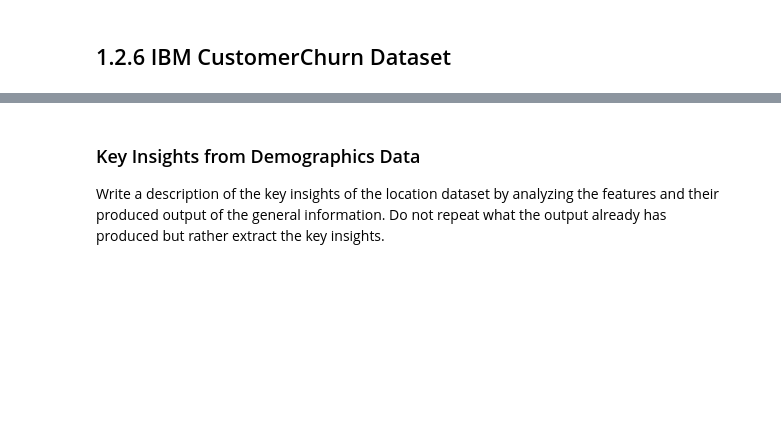
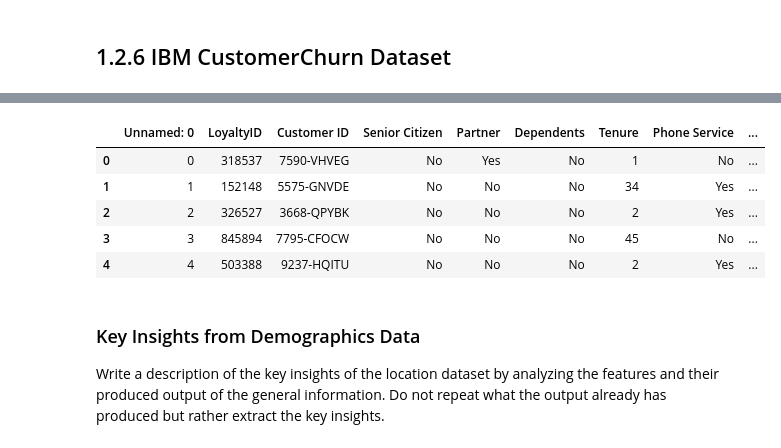
Before and after one commit to eelisee/telco-customer-churn, a Jupyter notebook: 3_preprocessing/preprocessing.ipynb, the cells around one changed output, grey strips where cells are left out. Cells and saved outputs as stored; diff of their text form; code cells hidden in the pictures; blank space fills up the shorter version.

```diff
--- a/3_preprocessing/preprocessing.ipynb
+++ b/3_preprocessing/preprocessing.ipynb
@@ -465,3 +608,24 @@ Write a description of the key insights of the location dataset by analyzing the
+# %%
+# Load the services dataset
+services_file_path = '../2_data/original_data/Telecommunications_Industry/CustomerChurn.xlsx'
+csv_file_path = '../2_data/customer_churn.csv'
+df_services = pd.read_excel(services_file_path)
+
+# Save the services dataset to a CSV file
+df_services.to_csv(csv_file_path)
+
+# Load the services dataset from the CSV file
+df_services = pd.read_csv(csv_file_path)
+
+# Display the first few rows of the services dataset
+df_services.head()
+# %% [output]
+|  | Unnamed: 0 | LoyaltyID | Customer ID | Senior Citizen | Partner | Dependents | Tenure | Phone Service | ... |
+| 0 | 0 | 318537 | 7590-VHVEG | No | Yes | No | 1 | No | ... |
+| 1 | 1 | 152148 | 5575-GNVDE | No | No | No | 34 | Yes | ... |
+| 2 | 2 | 326527 | 3668-QPYBK | No | No | No | 2 | Yes | ... |
+| 3 | 3 | 845894 | 7795-CFOCW | No | No | No | 45 | No | ... |
+| 4 | 4 | 503388 | 9237-HQITU | No | No | No | 2 | Yes | ... |
 # %% [markdown]
 ### Key Insights from Demographics Data
 
```
Also changed, not shown: parts of 10 cells of this notebook, 3 other files.
